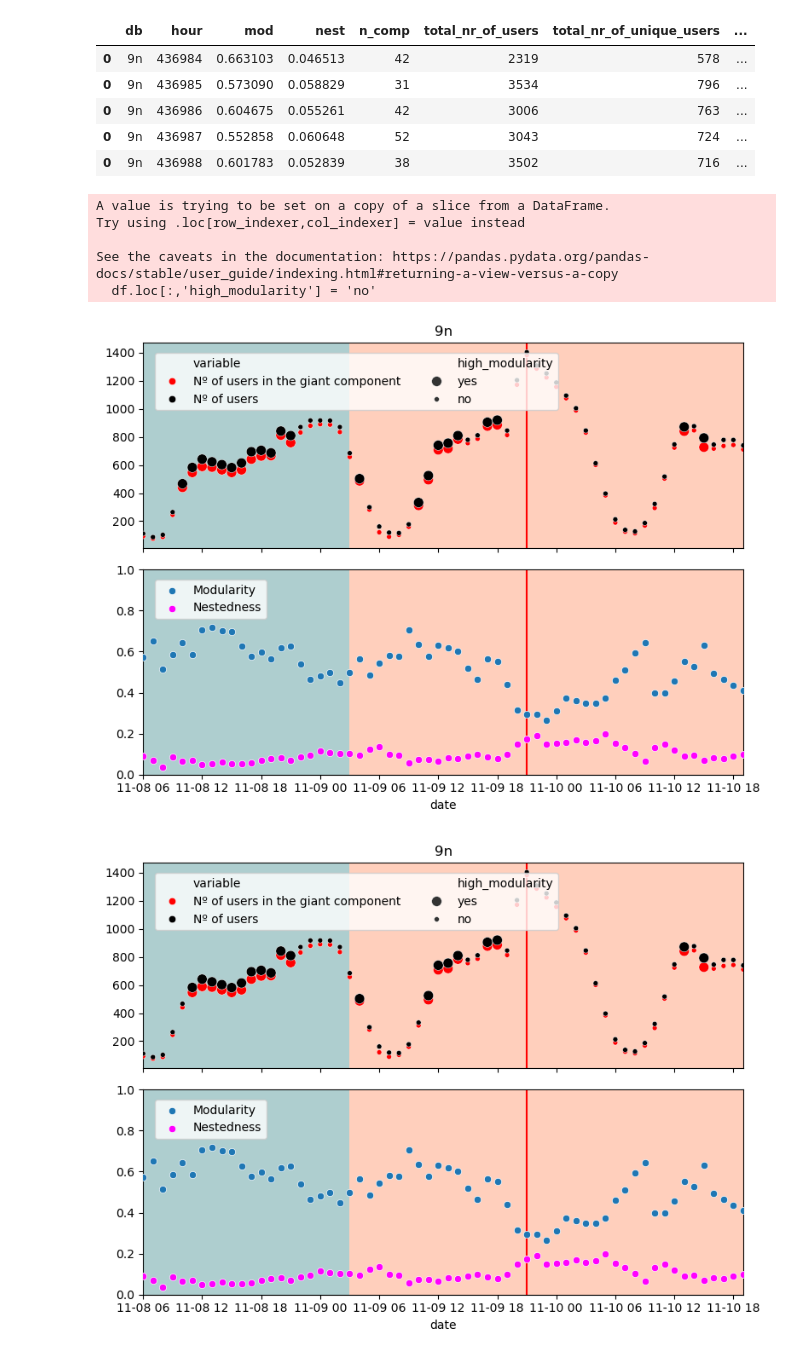
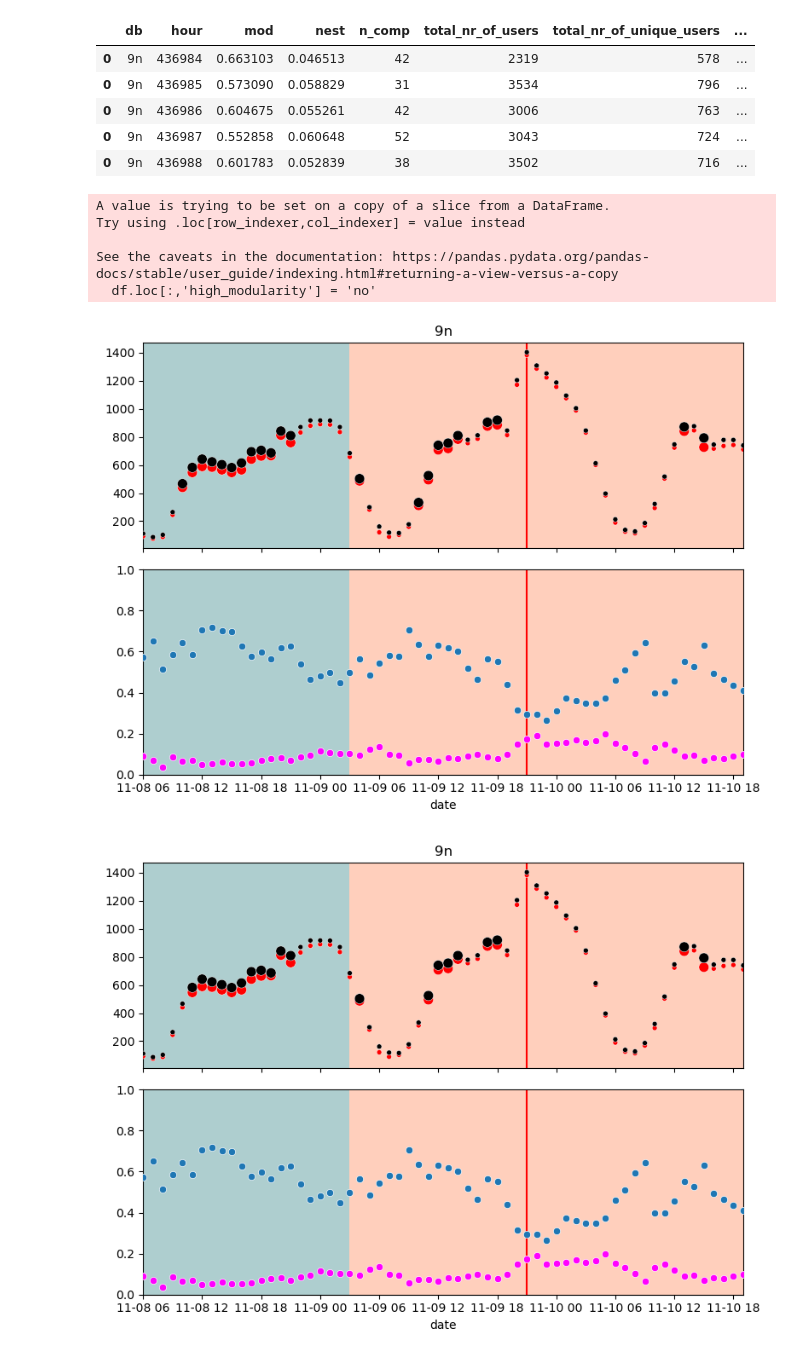
Before and after one commit to ffviana/VIU, a Jupyter notebook: 1_hashNodes_network_analysis.ipynb, the cells around one changed output. Saved outputs shown, nothing was run; the diff lists cells and outputs as text; code cells hidden in the pictures.

```diff
--- a/1_hashNodes_network_analysis.ipynb
+++ b/1_hashNodes_network_analysis.ipynb
@@ -365,8 +148,6 @@ graph_metrics_df.head()
 | 0 | 9n | 436987 | 0.552858 | 0.060648 | 52 | 3043 | 724 | ... |
 | 0 | 9n | 436988 | 0.601783 | 0.052839 | 38 | 3502 | 716 | ... |
 # %%
-import seaborn as sns
-
 db = '9n'
 
 df = graph_metrics_df.loc[(graph_metrics_df.db == db) &
@@ -425,35 +206,39 @@ def plot_figure6(df, db, total_users = True):
         axes[0].axvline(x = pd.to_datetime('2019-01-05 00:00'), color = 'red')
         axes[0].axvspan(df.date.min(), '2019-01-04 03:00', facecolor='cadetblue', alpha=0.5)
         axes[0].axvspan('2019-01-04 03:00', df.date.max(), facecolor='lightsalmon', alpha=0.5)
         axes[0].set_xlim([df.date.min(), df.date.max() ]);
         # axes[0].legend(bbox_to_anchor=(0.01, 0.98), loc='upper left', )
         # ==========
         axes[1].axvline(x = pd.to_datetime('2019-01-05 00:00'), color = 'red')
         axes[1].axvspan(df.date.min(), '2019-01-04 03:00', facecolor='cadetblue', alpha=0.5)
         axes[1].axvspan('2019-01-04 03:00', df.date.max(), facecolor='lightsalmon', alpha=0.5)
         axes[1].set_xlim([df.date.min(), df.date.max() ]);
         axes[1].set_ylim([0,1]);
         axes[1].legend(bbox_to_anchor=(0.01, 0.98), loc='upper left', )
         for ax in axes:
             ax.set_ylabel('')
         axes[0].set_title('No al tarifazo')
 
+    for ax in axes:
+        ax.legend_.remove()
+
     plt.tight_layout()
+
     return fig, axes
 
 fig, axes = plot_figure6(df, db, total_users=False)
 plt.savefig('D:/FV/VIU/f6_9n.png',transparent=True,bbox_inches='tight',pad_inches=0)
 
 fig, axes = plot_figure6(df, db, total_users=True)
 plt.savefig('D:/FV/VIU/f6_9n_totalUsers.png',transparent=True,bbox_inches='tight',pad_inches=0)
 # %% [output]
 A value is trying to be set on a copy of a slice from a DataFrame.
 Try using .loc[row_indexer,col_indexer] = value instead
 
 See the caveats in the documentation: https://pandas.pydata.org/pandas-docs/stable/user_guide/indexing.html#returning-a-view-versus-a-copy
   df.loc[:,'high_modularity'] = 'no'
-[figure, old version]
+[figure, new version]
-[figure, old version]
+[figure, new version]
 # %%
 
 db = 'no'
```
Also changed, not shown: parts of 21 cells of this notebook, 2 other files.
